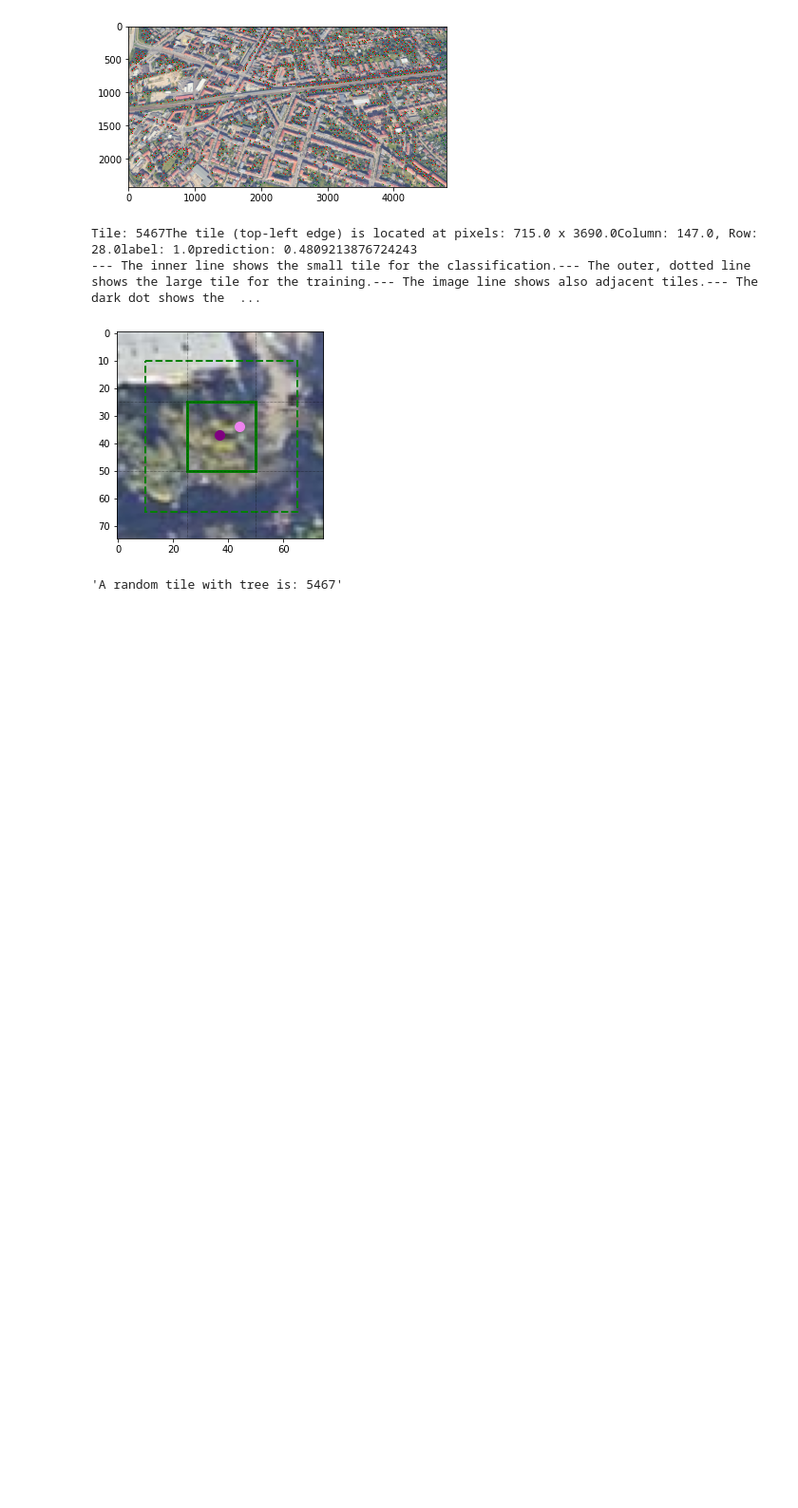
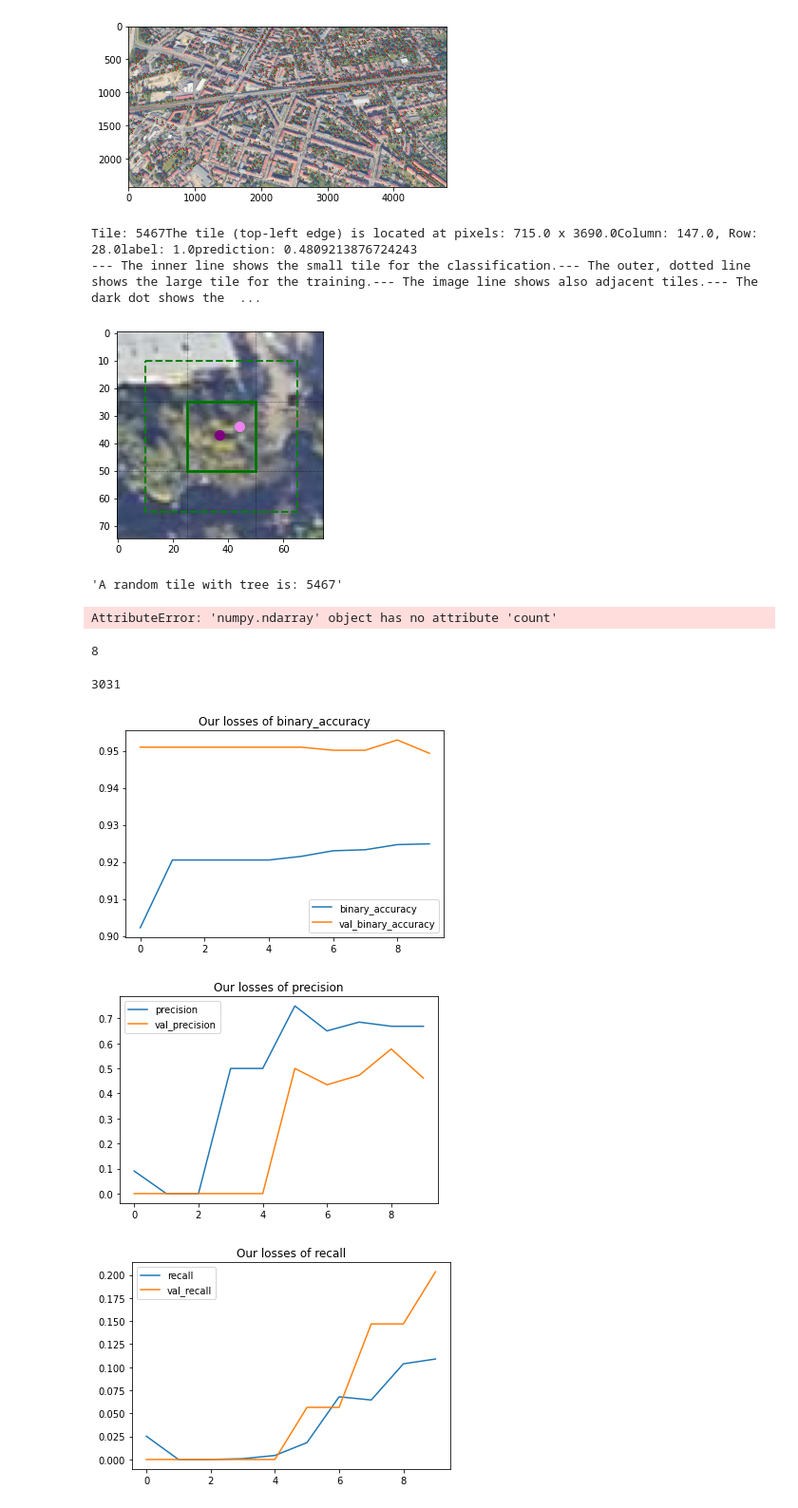
Before and after one commit to LuiseStrathe/urbaneagle_visionai, a Jupyter notebook: notebooks/Base_Model_06.ipynb, the cells around one changed output. Shown at 95% size. Saved outputs shown, nothing was run; the diff lists cells and outputs as text; code cells hidden in the pictures; blank space fills up the shorter version.

```diff
--- a/notebooks/Base_Model_06.ipynb
+++ b/notebooks/Base_Model_06.ipynb
@@ -803,3 +803,36 @@ Tile: 5467The tile (top-left edge) is located at pixels: 715.0 x 3690.0Column: 1
 --- The inner line shows the small tile for the classification.--- The outer, dotted line shows the large tile for the training.--- The image line shows also adjacent tiles.--- The dark dot shows the  ...
 [figure]
 'A random tile with tree is: 5467'
+# %%
+threshold = 0
+thresh_range = np.arange(0, 1, 0.01)
+for thresh in thresh_range:
+    num_pred_labels = np.where(probabilities > thresh)).count()
+    if num_pred_labels < 1383:
+        threshold = thresh
+
+threshold
+# %% [output]
+AttributeError: 'numpy.ndarray' object has no attribute 'count'
+# %%
+len(tile_info[2]==1)
+# %% [output]
+8
+# %%
+(predictions>0).sum()
+# %% [output]
+3031
+# %%
+METRICS = ['binary_accuracy', 'precision', 'recall']
+for metric in METRICS:
+    plt.plot(history.history[metric], label=metric)
+    plt.plot(history.history[f"val_{metric}"], label=f"val_{metric}")
+    plt.legend()
+    plt.title(f"Our losses of {metric}")
+    plt.show()
+    plt.savefig(f"{metric}.png")
+    plt.close()
+# %% [output]
+[figure, added]
+[figure, added]
+[figure, added]
```
Also changed, not shown: parts of 1 cell of this notebook, 35 other files.
